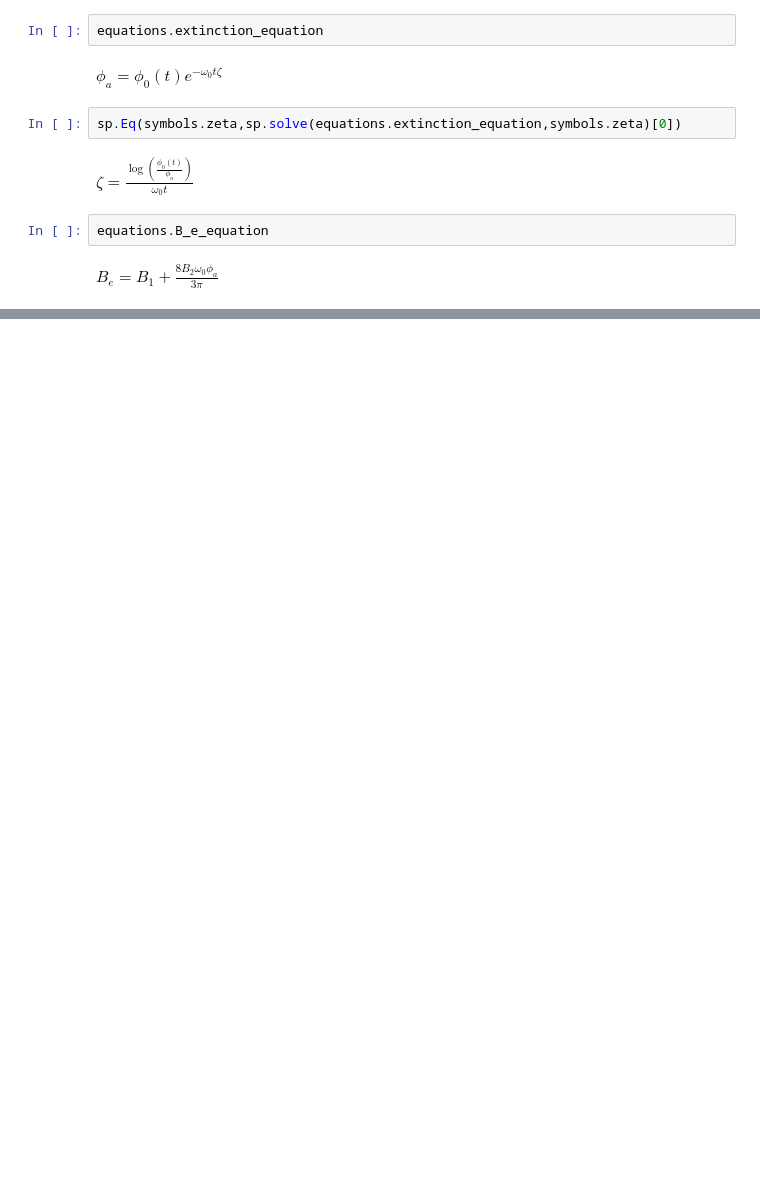
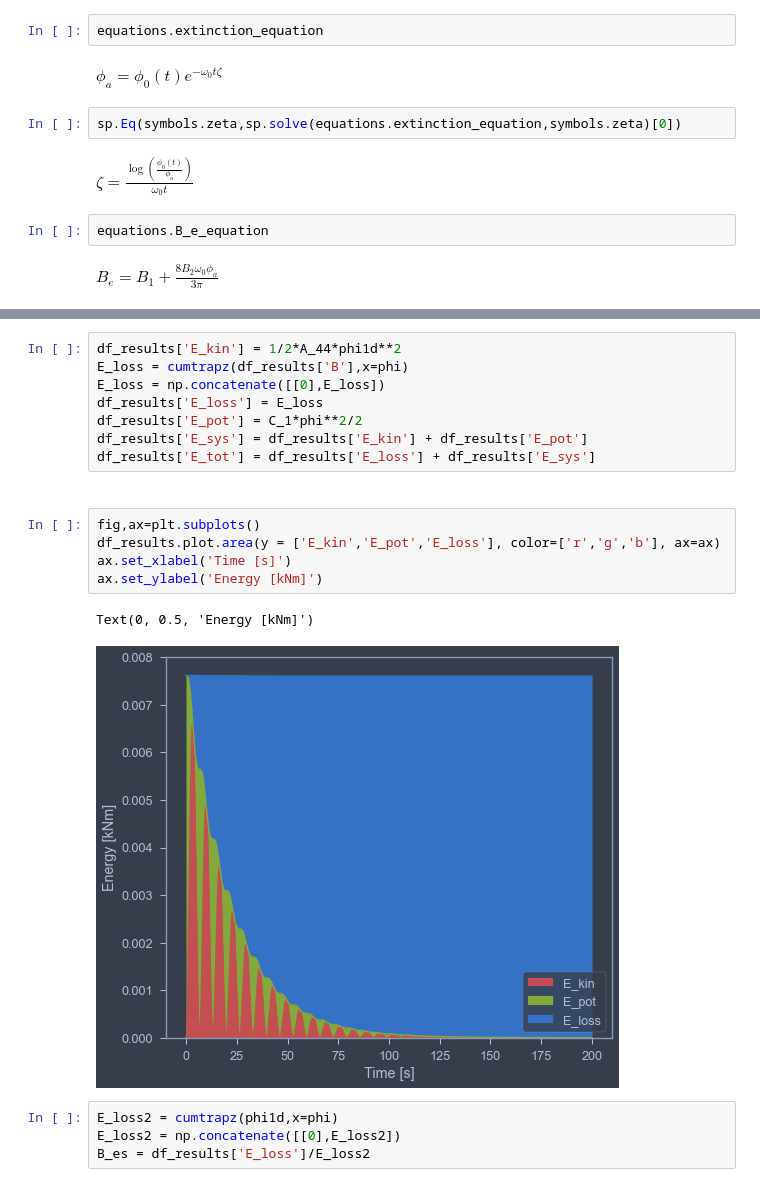
Before and after one commit to martinlarsalbert/Prediction-of-roll-motion-using-fully-nonlinear-potential-flow-and-Ikedas-method, a Jupyter notebook: notebooks/02.2_ikeda_Be_assumption.ipynb, the cells around one changed output, grey strips where cells are left out. Saved outputs shown, nothing was run; the diff lists cells and outputs as text; blank space fills up the shorter version.

```diff
--- a/notebooks/02.2_ikeda_Be_assumption.ipynb
+++ b/notebooks/02.2_ikeda_Be_assumption.ipynb
@@ -282,0 +309,22 @@ amplitudes
+# %%
+df_results['E_kin'] = 1/2*A_44*phi1d**2
+E_loss = cumtrapz(df_results['B'],x=phi)
+E_loss = np.concatenate([[0],E_loss])
+df_results['E_loss'] = E_loss
+df_results['E_pot'] = C_1*phi**2/2
+df_results['E_sys'] = df_results['E_kin'] + df_results['E_pot']
+df_results['E_tot'] = df_results['E_loss'] + df_results['E_sys']
+# %% [markdown]
+<a id='energy'></a>
+# %%
+fig,ax=plt.subplots()
+df_results.plot.area(y = ['E_kin','E_pot','E_loss'], color=['r','g','b'], ax=ax)
+ax.set_xlabel('Time [s]')
+ax.set_ylabel('Energy [kNm]')
+# %% [output]
+Text(0, 0.5, 'Energy [kNm]')
+[figure, added]
+# %%
+E_loss2 = cumtrapz(phi1d,x=phi)
+E_loss2 = np.concatenate([[0],E_loss2])
+B_es = df_results['E_loss']/E_loss2
```
Also changed, not shown: parts of 33 cells of this notebook, 1 other file.
